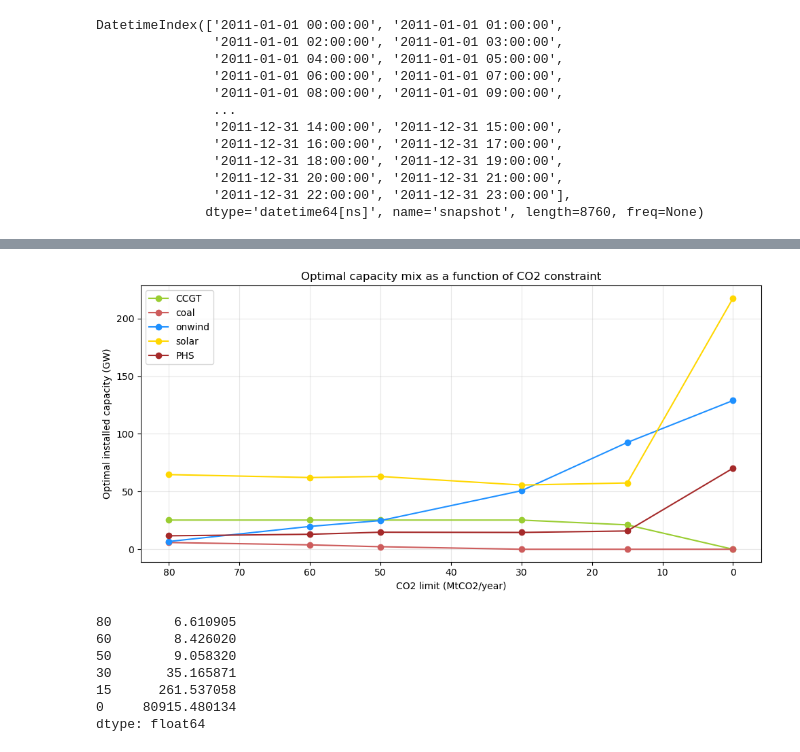
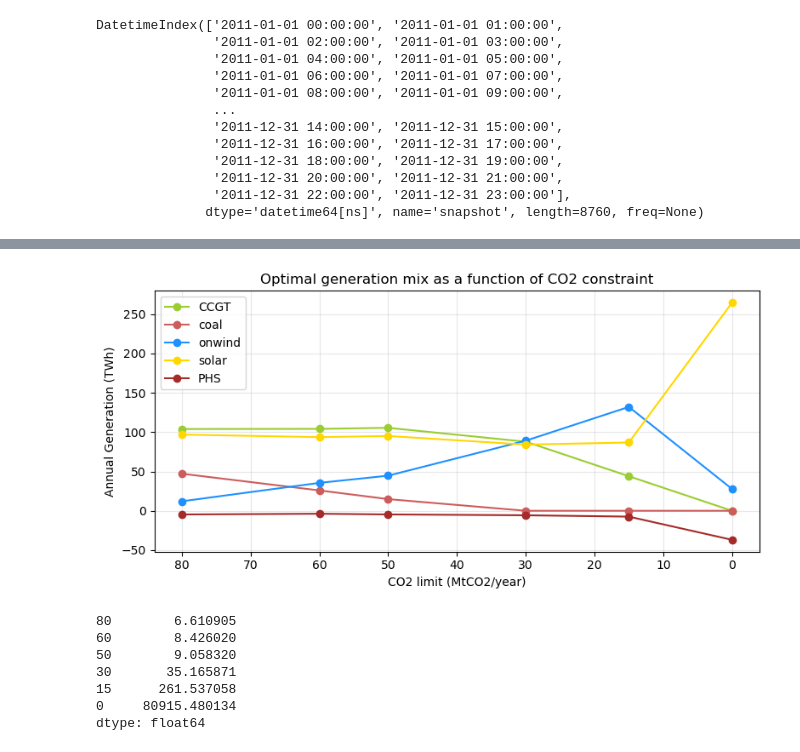
Before and after one commit to martaibaiao/integrated-energy-grids_project, a Jupyter notebook: part2_f.ipynb, the cells around one changed output, grey strips where cells are left out. Drawn from its saved outputs; the diff is of its cells as text; code cells hidden in the pictures.

```diff
--- a/part2_f.ipynb
+++ b/part2_f.ipynb
@@ -231,18 +231,30 @@ n.add(
 )
 # %%
 sensitivity = {}
+sensitivity_gen = {}
 co2_price = pd.Series()
 
-# simulate for every CO2 constraint that was set according to the data found
 for co2 in [80, 60, 50, 30, 15, 0]:
     n.global_constraints.loc["CO2Limit", "constant"] = co2 * 1e6
     n.optimize(solver_name="highs")
 
     sensitivity[co2] = pd.concat([
-        n.generators.p_nom_opt.div(1e3),
-        n.storage_units.p_nom_opt.div(1e3)
+        n.generators.p_nom_opt.div(1e3), #GW
+        n.storage_units.p_nom_opt.div(1e3) #GW
     ])  # GW
+
+    sensitivity_gen[co2] = pd.concat([
+        n.generators_t.p.sum().div(1e6), #TWh
+        n.storage_units_t.p.sum().div(1e6) #TWh
+    ])
+
     co2_price[co2] = -n.global_constraints.mu["CO2Limit"]
+
+sensitivity_df = pd.DataFrame(sensitivity).T
+sensitivity_df.index.name = "CO2 limit (MtCO2)"
+
+sensitivity_gen_df = pd.DataFrame(sensitivity_gen).T
+sensitivity_gen_df.index.name = "CO2 limit (MtCO2)"
 # %% [output]
 WARNING:pypsa.consistency:The following buses have carriers which are not defined:
 Index(['Spain electricity'], dtype='object', name='name')
@@ -262,9 +274,9 @@ Solver message: Optimal
 
 INFO:pypsa.optimization.optimize:The shadow-prices of the constraints Generator-ext-p-lower, Generator-ext-p-upper, StorageUnit-ext-p_dispatch-lower, StorageUnit-ext-p_dispatch-upper, StorageUnit-ext- ...
 # %%
-sensitivity_df = pd.DataFrame(sensitivity).T
-sensitivity_df.index.name = "CO2 limit (MtCO2)"
-sensitivity_df
+sensitivity_gen_df = pd.DataFrame(sensitivity_gen).T
+sensitivity_gen_df.index.name = "CO2 limit (MtCO2)"
+sensitivity_gen_df
 # %% [output]
 | name | CCGT | coal | onwind | solar | PHS |
 | CO2 limit (MtCO2) |  |  |  |  |  |
@@ -277,24 +302,24 @@ sensitivity_df
 # %%
-fig, ax = plt.subplots(figsize=(10, 5))
+fig, ax = plt.subplots(figsize=(8, 4))
 
-sensitivity_df[["CCGT", "coal", "onwind", "solar", "PHS"]].plot(
+sensitivity_gen_df[["CCGT", "coal", "onwind", "solar", "PHS"]].plot(
     ax=ax,
     marker="o",
     color=["yellowgreen", "indianred", "dodgerblue", "gold", "brown"],
 )
 
 ax.invert_xaxis()  # x-axis goes from 80 to 0
 
 ax.set_xlabel("CO2 limit (MtCO2/year)")
-ax.set_ylabel("Optimal installed capacity (GW)")
-ax.set_title("Optimal capacity mix as a function of CO2 constraint")
+ax.set_ylabel("Annual Generation (TWh)")
+ax.set_title("Optimal generation mix as a function of CO2 constraint")
 ax.legend()
 ax.grid(True, alpha=0.3)
 
 plt.tight_layout()
 plt.show()
 # %% [output]
-[figure, old version]
+[figure, new version]
 # %%
 co2_price
 # %% [output]
```
Also changed, not shown: parts of 3 cells of this notebook.
